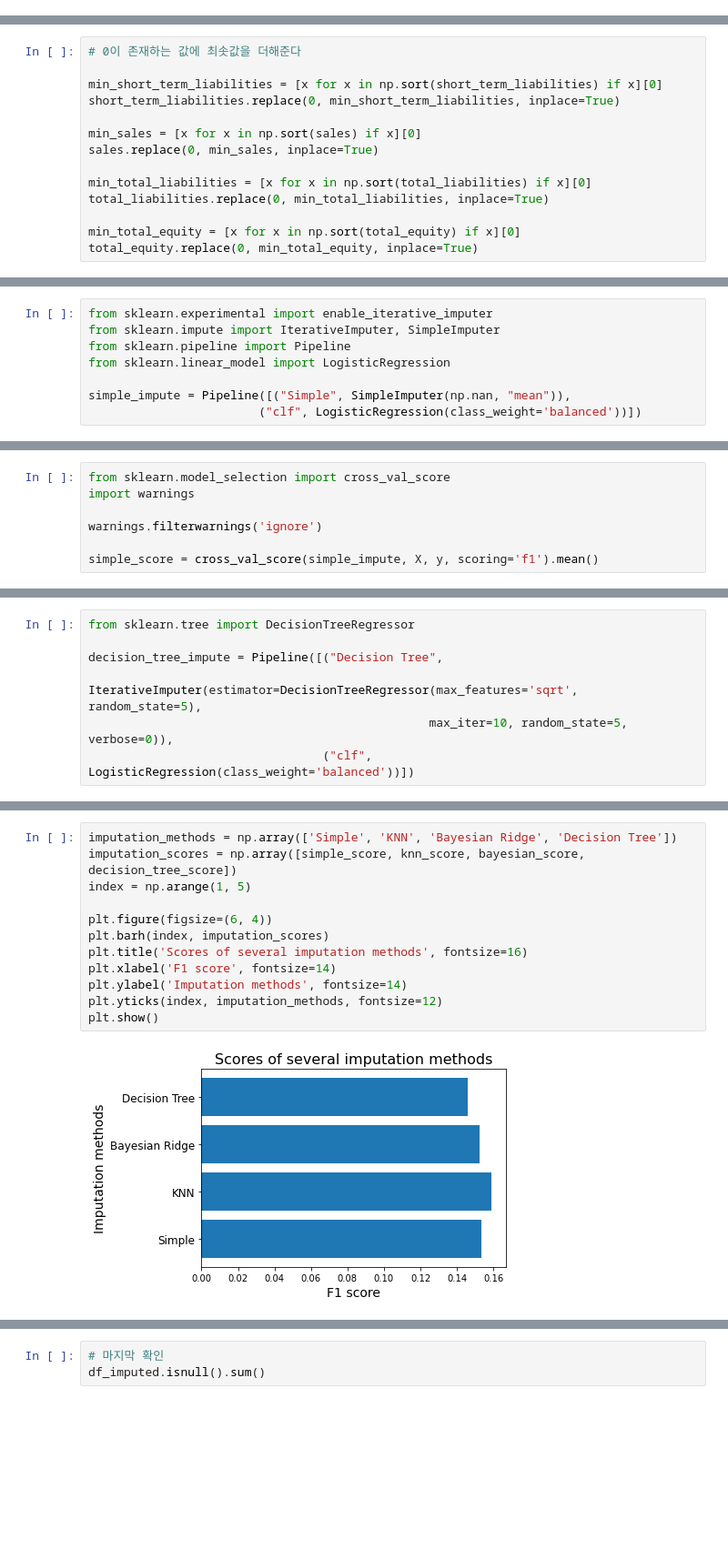
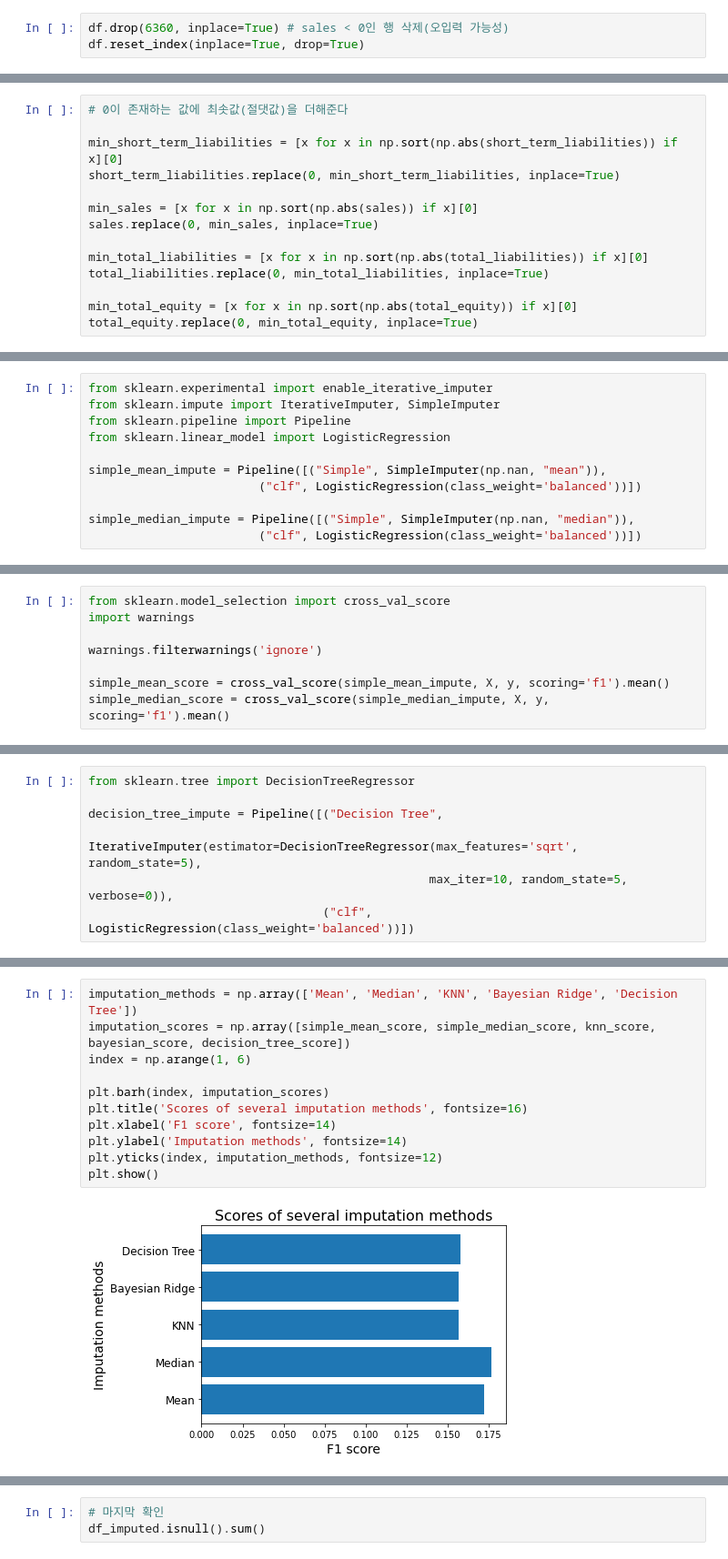
Before and after one commit to YonseiESC/ESC-20SPRING, a Jupyter notebook: 파이널 프로젝트/데이터/Classification_Bankruptcy/5조/EDA_정재은_final_NA_impute.ipynb, the cells around one changed output, grey strips where cells are left out. Shown at 91% size. Cells and saved outputs as stored; diff of their text form; blank space fills up the shorter version.

```diff
--- a/파이널 프로젝트/데이터/Classification_Bankruptcy/5조/EDA_정재은_final_NA_impute.ipynb
+++ b/파이널 프로젝트/데이터/Classification_Bankruptcy/5조/EDA_정재은_final_NA_impute.ipynb
@@ -139,0 +83,3 @@ df = pd.read_csv('outlier_removed_train.csv') # '?' -> NA 변환 & density plot
+# %%
+df.drop(6360, inplace=True) # sales < 0인 행 삭제(오입력 가능성)
+df.reset_index(inplace=True, drop=True)
@@ -185,16 +176,16 @@ assert not bool(current_assets.isnull().sum())
 # %% [markdown]
 ## 1-4. Direct NA Imputation using recovered information
 # %%
-# 0이 존재하는 값에 최솟값을 더해준다
+# 0이 존재하는 값에 최솟값(절댓값)을 더해준다
 
-min_short_term_liabilities = [x for x in np.sort(short_term_liabilities) if x][0]
+min_short_term_liabilities = [x for x in np.sort(np.abs(short_term_liabilities)) if x][0]
 short_term_liabilities.replace(0, min_short_term_liabilities, inplace=True)
 
-min_sales = [x for x in np.sort(sales) if x][0]
+min_sales = [x for x in np.sort(np.abs(sales)) if x][0]
 sales.replace(0, min_sales, inplace=True)
 
-min_total_liabilities = [x for x in np.sort(total_liabilities) if x][0]
+min_total_liabilities = [x for x in np.sort(np.abs(total_liabilities)) if x][0]
 total_liabilities.replace(0, min_total_liabilities, inplace=True)
 
-min_total_equity = [x for x in np.sort(total_equity) if x][0]
+min_total_equity = [x for x in np.sort(np.abs(total_equity)) if x][0]
 total_equity.replace(0, min_total_equity, inplace=True)
@@ -258,8 +249,11 @@ from sklearn.impute import IterativeImputer, SimpleImputer
 from sklearn.pipeline import Pipeline
 from sklearn.linear_model import LogisticRegression
 
-simple_impute = Pipeline([("Simple", SimpleImputer(np.nan, "mean")),
+simple_mean_impute = Pipeline([("Simple", SimpleImputer(np.nan, "mean")),
                         ("clf", LogisticRegression(class_weight='balanced'))])
+
+simple_median_impute = Pipeline([("Simple", SimpleImputer(np.nan, "median")),
+                        ("clf", LogisticRegression(class_weight='balanced'))])
 # %% [markdown]
 일관성 있는 na imputation method를 고르기 위해 평가는 cross-validated f1 score로 하겠음
 # %%
@@ -268,4 +262,5 @@ import warnings
 
 warnings.filterwarnings('ignore')
 
-simple_score = cross_val_score(simple_impute, X, y, scoring='f1').mean()
+simple_mean_score = cross_val_score(simple_mean_impute, X, y, scoring='f1').mean()
+simple_median_score = cross_val_score(simple_median_impute, X, y, scoring='f1').mean()
@@ -317,15 +312,14 @@ print(decision_tree_score)
 # %%
-imputation_methods = np.array(['Simple', 'KNN', 'Bayesian Ridge', 'Decision Tree'])
-imputation_scores = np.array([simple_score, knn_score, bayesian_score, decision_tree_score])
-index = np.arange(1, 5)
+imputation_methods = np.array(['Mean', 'Median', 'KNN', 'Bayesian Ridge', 'Decision Tree'])
+imputation_scores = np.array([simple_mean_score, simple_median_score, knn_score, bayesian_score, decision_tree_score])
+index = np.arange(1, 6)
 
-plt.figure(figsize=(6, 4))
 plt.barh(index, imputation_scores)
 plt.title('Scores of several imputation methods', fontsize=16)
 plt.xlabel('F1 score', fontsize=14)
 plt.ylabel('Imputation methods', fontsize=14)
 plt.yticks(index, imputation_methods, fontsize=12)
 plt.show()
 # %% [output]
-[figure, old version]
+[figure, new version]
 # %% [markdown]
```
Also changed, not shown: parts of 27 cells of this notebook, 2 other files.
